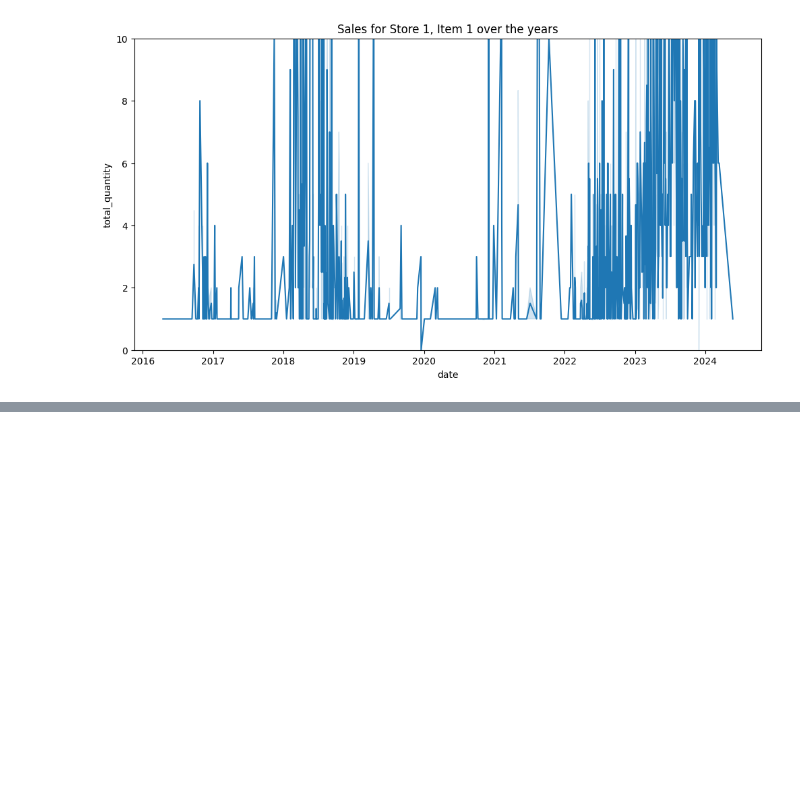
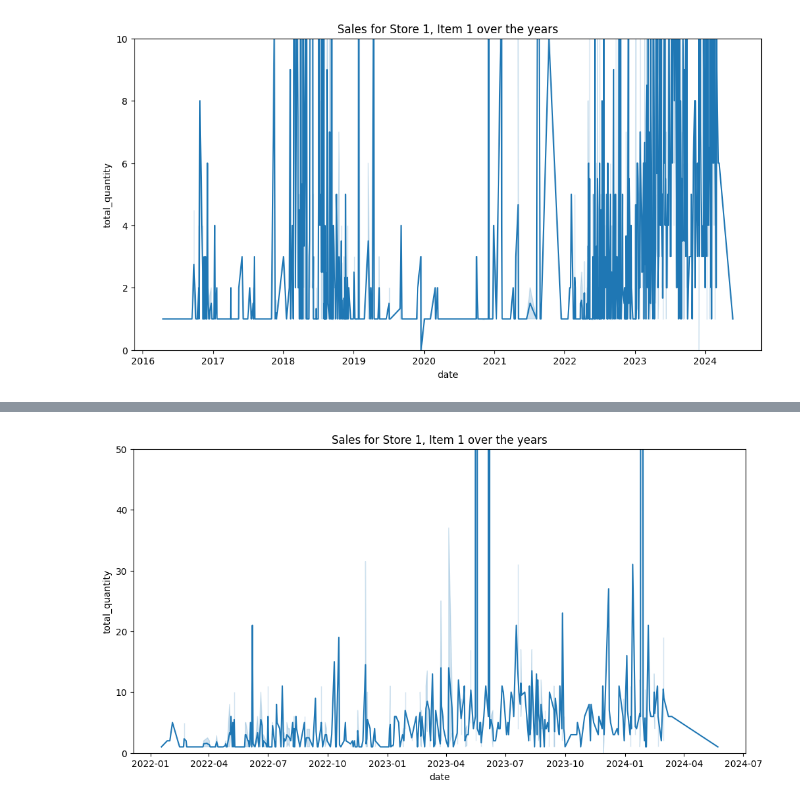
Before and after one commit to PGPradhan/Sales-Forecasting, a Jupyter notebook: Sales_Forcasting_Methods.ipynb, the cells around one changed output, grey strips where cells are left out. Cells and saved outputs as stored; diff of their text form; code cells hidden in the pictures; blank space fills up the shorter version.

```diff
--- a/Sales_Forcasting_Methods.ipynb
+++ b/Sales_Forcasting_Methods.ipynb
@@ -230,0 +194,3 @@ from sklearn.feature_selection import f_regression
+# %%
+df1 = df[df['date'].dt.year >= 2022]
+df1
@@ -230,0 +211,11 @@ from sklearn.feature_selection import f_regression
+# %%
+plt.figure(figsize=(12, 6))
+# Line plot
+
+plot = sn.lineplot(x='date', y='total_quantity', data=df1)
+_ = plot.set(title='Sales for Store 1, Item 1 over the years')
+plot.set_ylim(0, 50)
+
+plt.show()
+# %% [output]
+[figure, added]
```
Also changed, not shown: parts of 29 cells of this notebook.
